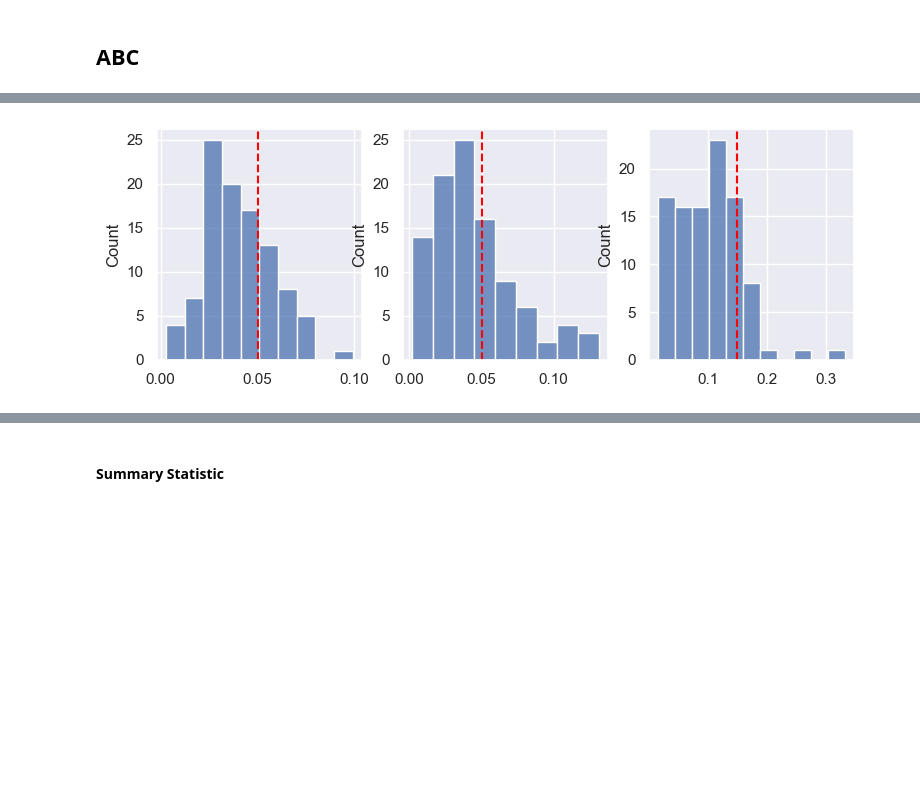
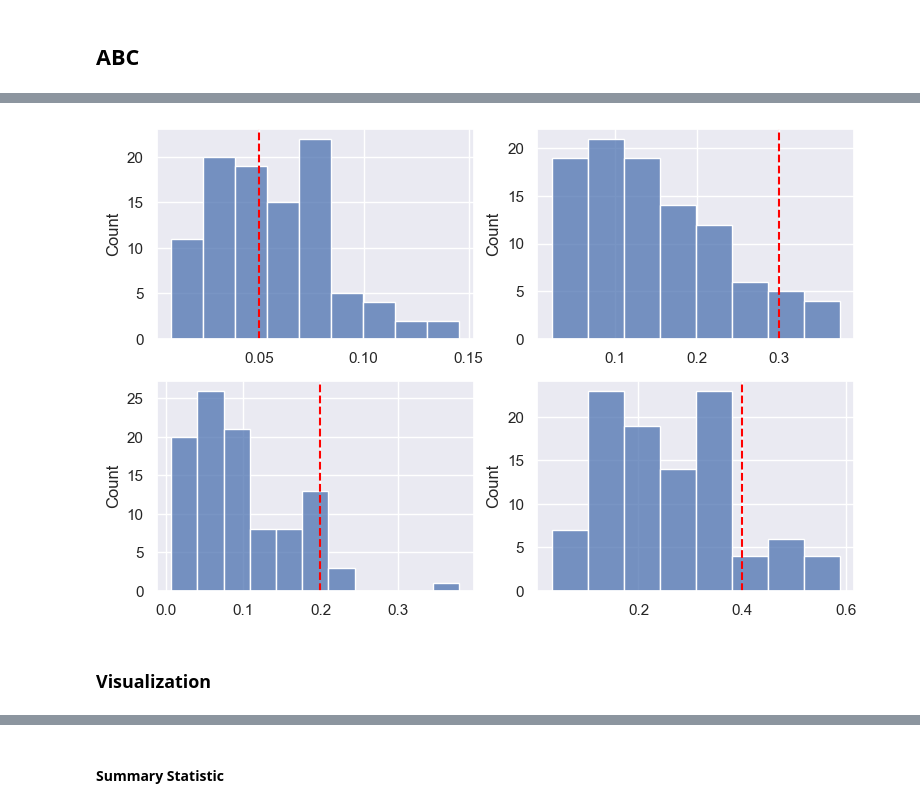
Before and after one commit to epibayes/np-epid, a Jupyter notebook: notebooks/si_sim_het.ipynb, the cells around one changed output, grey strips where cells are left out. Saved outputs shown, nothing was run; the diff lists cells and outputs as text; code cells hidden in the pictures; blank space fills up the shorter version.

```diff
--- a/notebooks/si_sim_het.ipynb
+++ b/notebooks/si_sim_het.ipynb
@@ -118,0 +183,11 @@ plt.show()
+# %%
+neural_posterior = multivariate_normal(npe_mu, np.diag(npe_sigma))
+K = 30
+npe_sample = np.exp(neural_posterior.rvs(size=K, random_state=2))
+posterior_predictive = np.empty((K,n_zones+1, T))
+
+si_model = SIModel(alpha, gamma, beta_true,
+                   n_zones, prior_mu, prior_sigma,
+                   N, T, summarize=False, observed_seed=31)
+x_o = si_model.get_observed_data()
+x_o = x_o.unflatten(1, (n_zones+1,T)).squeeze(0)
@@ -131,6 +270,0 @@ x_o = x_o.reshape(-1, si_model.d_theta)
-# %%
-S = 100
-epsilon = 0.014
-posterior_sample, errors = abc_rejection_sampler(
-    S, epsilon, prior_sampler, simulator, x_o, max_attempts=50000
-)
@@ -140,0 +315,7 @@ Total number of attempts: 14,370
+# %%
+df_abc = pd.DataFrame(abc_data)
+abc_posterior = np.array(abc_samples)
+# df_abc = df_abc.join(pd.DataFrame(data = np.exp(abc_posterior).mean(1)))
+df_abc = df_abc.join(pd.DataFrame(data = abc_posterior.mean(1)))
+df_abc = df_abc.melt(id_vars=["summarize", "epsilon", "simulations"], var_name="Beta", value_name="mean")
+df_abc["Method"] = df_abc["summarize"].apply(lambda x: "ABC-S" if x else "ABC")
@@ -141,17 +326,22 @@ Total number of attempts: 14,370
 # %%
-fig, axs = plt.subplots(1, 3)
-fig.set_figheight(3)
+fig, axs = plt.subplots(2, 2)
+fig.set_figheight(6)
 fig.set_figwidth(9)
 
-sns.histplot(np.exp(posterior_sample[:,0]),ax=axs[0])
-axs[0].axvline(beta_true[0], color="red", linestyle="--")
+sns.histplot(np.exp(abc_posterior)[-1,:,0],ax=axs[0, 0])
+axs[0,0].axvline(beta_true[0], color="red", linestyle="--")
 
-sns.histplot(np.exp(posterior_sample[:,1]),ax=axs[1])
-axs[1].axvline(beta_true[1], color="red", linestyle="--")
+sns.histplot(np.exp(abc_posterior)[-1,:,1],ax=axs[1, 0])
+axs[1,0].axvline(beta_true[1], color="red", linestyle="--")
 
-sns.histplot(np.exp(posterior_sample[:,2]),ax=axs[2])
-axs[2].axvline(beta_true[2], color="red", linestyle="--")
+sns.histplot(np.exp(abc_posterior)[-1,:,2],ax=axs[0, 1])
+axs[0,1].axvline(beta_true[2], color="red", linestyle="--")
+
+sns.histplot(np.exp(abc_posterior)[-1,:,3],ax=axs[1,1])
+axs[1,1].axvline(beta_true[3], color="red", linestyle="--")
 
 plt.show()
 # %% [output]
-[figure, old version]
+[figure, new version]
+# %% [markdown]
+### Visualization
```
Also changed, not shown: parts of 42 cells of this notebook, 9 other files.
